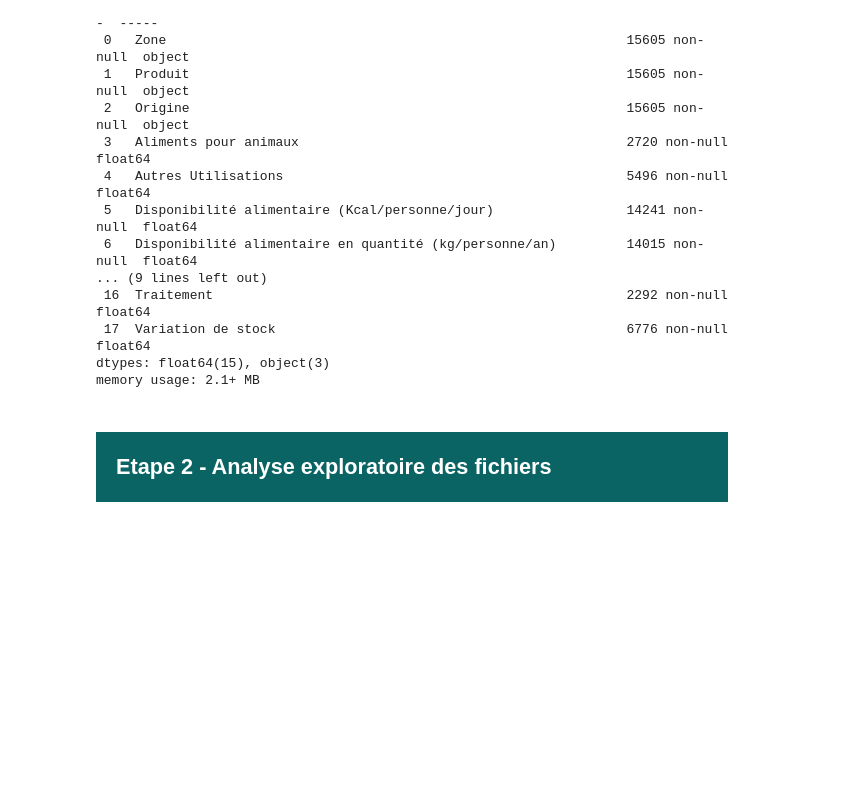
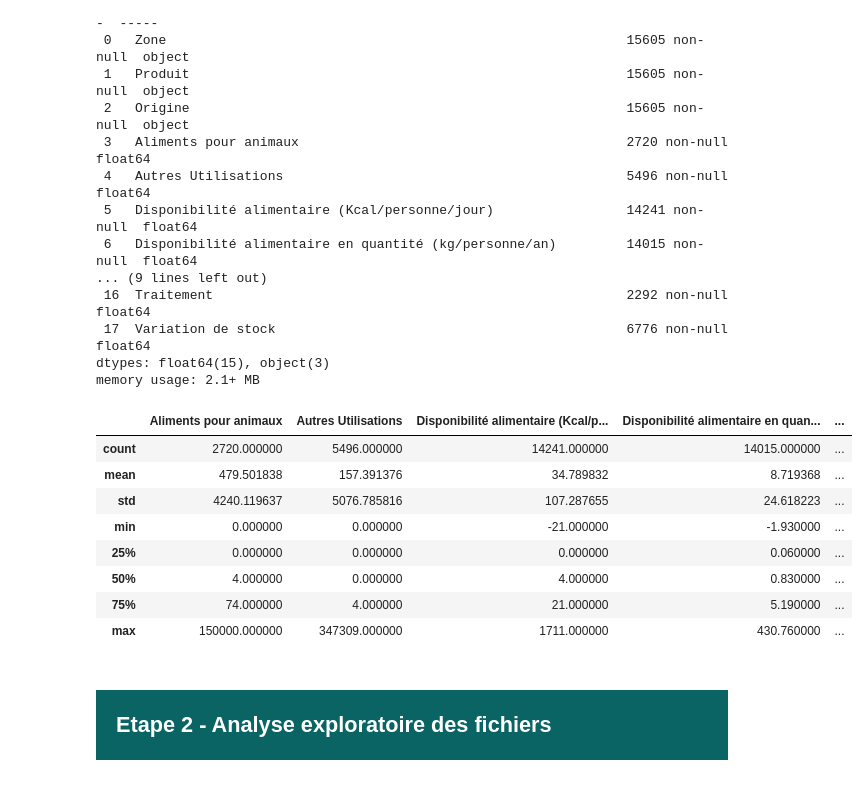
Before and after one commit to BM-Aurelie78/Projet-4-Realiser-une-etude-de-sante-publique-avec-R-ou-Python, a Jupyter notebook: Bellony-Montout_Aurélie_ 1_notebook_09032023_version_antérieure_29032023.ipynb, the cells around one changed output. Saved outputs shown, nothing was run; the diff lists cells and outputs as text; code cells hidden in the pictures; blank space fills up the shorter version.

```diff
--- a/Bellony-Montout_Aurélie_ 1_notebook_09032023_version_antérieure_29032023.ipynb
+++ b/Bellony-Montout_Aurélie_ 1_notebook_09032023_version_antérieure_29032023.ipynb
@@ -310,5 +346,17 @@ Data columns (total 18 columns):
  17  Variation de stock                                             6776 non-null   float64
 dtypes: float64(15), object(3)
 memory usage: 2.1+ MB
+# %%
+dispo_alimentaire.describe()
+# %% [output]
+|  | Aliments pour animaux | Autres Utilisations | Disponibilité alimentaire (Kcal/p... | Disponibilité alimentaire en quan... | ... |
+| count | 2720.000000 | 5496.000000 | 14241.000000 | 14015.000000 | ... |
+| mean | 479.501838 | 157.391376 | 34.789832 | 8.719368 | ... |
+| std | 4240.119637 | 5076.785816 | 107.287655 | 24.618223 | ... |
+| min | 0.000000 | 0.000000 | -21.000000 | -1.930000 | ... |
+| 25% | 0.000000 | 0.000000 | 0.000000 | 0.060000 | ... |
+| 50% | 4.000000 | 0.000000 | 4.000000 | 0.830000 | ... |
+| 75% | 74.000000 | 4.000000 | 21.000000 | 5.190000 | ... |
+| max | 150000.000000 | 347309.000000 | 1711.000000 | 430.760000 | ... |
 # %% [markdown]
 <div style="background-color: RGB(10,100,100) ; ">
```
Also changed, not shown: parts of 33 cells of this notebook.
